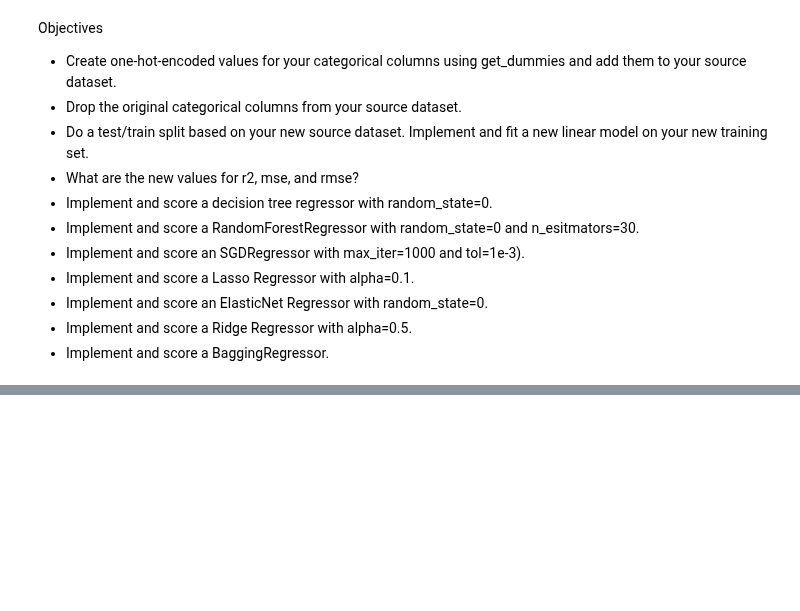
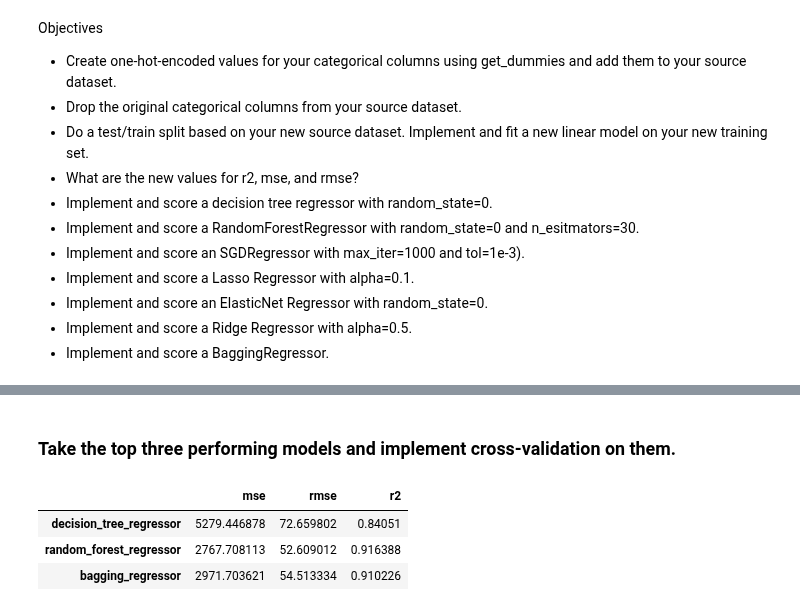
Before and after one commit to benkarabinus/nerdy_data_stuff, a Jupyter notebook: DU/COMP4432/Assignment4/Ben_Karabinus_Assignment4.ipynb, the cells around one changed output, grey strips where cells are left out. Saved outputs shown, nothing was run; the diff lists cells and outputs as text; code cells hidden in the pictures; blank space fills up the shorter version.

```diff
--- a/DU/COMP4432/Assignment4/Ben_Karabinus_Assignment4.ipynb
+++ b/DU/COMP4432/Assignment4/Ben_Karabinus_Assignment4.ipynb
@@ -384,0 +508,31 @@ Objectives
+# %% [markdown]
+### Take the top three performing models and implement cross-validation on them.
+# %%
+"""perform cross validation on the top three performing models"""
+
+# get name of top three performing models from the model_results dataframe, store as dictionary
+top_3 = model_results.sort_values(by='rmse')[0:3].index.to_list()
+# instantiate new dataframe to hold top 3 model results
+top_3_results = pd.DataFrame(index=top_3, columns=['mse', 'rmse', 'r2'])
+# iterate over top 3 models, assess, and append to top_3 dataframe
+for model_name in top_3:
+    # get the model from models dictionary
+    model = models[model_name]
+    # fit the model
+    model.fit(X_train, y_train.to_numpy().flatten())
+    train_cross_val_pred = cross_val_predict(model, X_train, y_train.to_numpy().flatten(), cv=10)
+    # get rmse
+    rmse = mean_squared_error(y_train, train_cross_val_pred, squared=False)
+    # get mse
+    mse = mean_squared_error(y_train, train_cross_val_pred, squared=True)
+    # get r2
+    r2 = r2_score(y_train, train_cross_val_pred)
+    # append results to dataframe
+    top_3_results.loc[model_name] = [mse, rmse, r2]
+# print model results
+top_3_results
+# %% [output]
+|  | mse | rmse | r2 |
+| decision_tree_regressor | 5279.446878 | 72.659802 | 0.84051 |
+| random_forest_regressor | 2767.708113 | 52.609012 | 0.916388 |
+| bagging_regressor | 2971.703621 | 54.513334 | 0.910226 |
```
Also changed, not shown: parts of 27 cells of this notebook.
